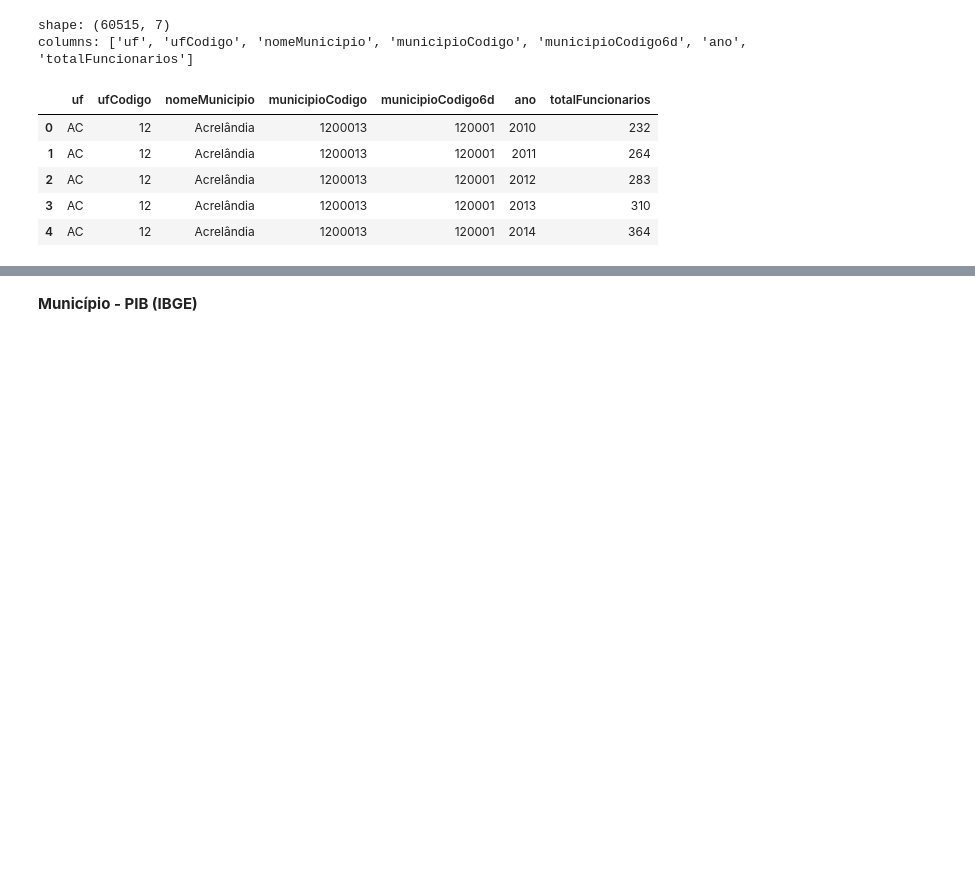
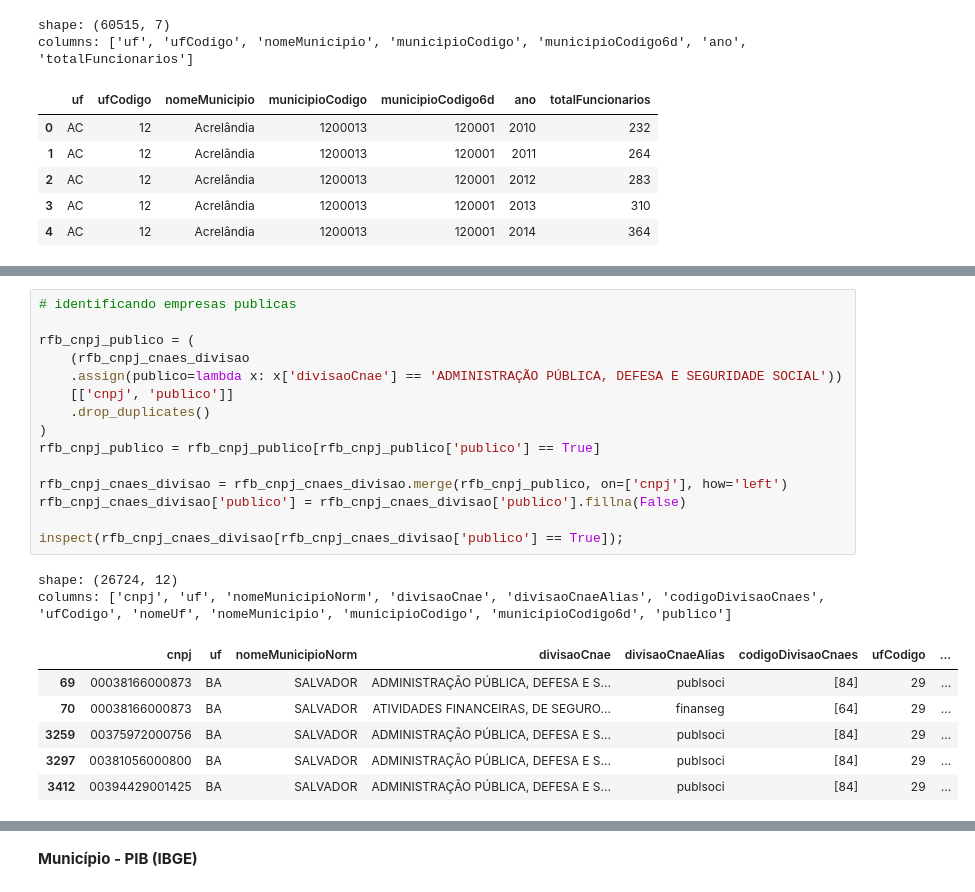
Before and after one commit to dunfrey/BCG-GAMMA-Challenge-2021, a Jupyter notebook: notebooks/1.1_data_ingesting.ipynb, the cells around one changed output, grey strips where cells are left out. Drawn from its saved outputs; the diff is of its cells as text; blank space fills up the shorter version.

```diff
--- a/notebooks/1.1_data_ingesting.ipynb
+++ b/notebooks/1.1_data_ingesting.ipynb
@@ -120,0 +299,24 @@ columns: ['codigoCnae', 'descricaoCnae']
+# %%
+# identificando empresas publicas
+
+rfb_cnpj_publico = (
+    (rfb_cnpj_cnaes_divisao
+    .assign(publico=lambda x: x['divisaoCnae'] == 'ADMINISTRAÇÃO PÚBLICA, DEFESA E SEGURIDADE SOCIAL'))
+    [['cnpj', 'publico']]
+    .drop_duplicates()
+)
+rfb_cnpj_publico = rfb_cnpj_publico[rfb_cnpj_publico['publico'] == True]
+
+rfb_cnpj_cnaes_divisao = rfb_cnpj_cnaes_divisao.merge(rfb_cnpj_publico, on=['cnpj'], how='left')
+rfb_cnpj_cnaes_divisao['publico'] = rfb_cnpj_cnaes_divisao['publico'].fillna(False)
+
+inspect(rfb_cnpj_cnaes_divisao[rfb_cnpj_cnaes_divisao['publico'] == True]);
+# %% [output]
+shape: (26724, 12)
+columns: ['cnpj', 'uf', 'nomeMunicipioNorm', 'divisaoCnae', 'divisaoCnaeAlias', 'codigoDivisaoCnaes', 'ufCodigo', 'nomeUf', 'nomeMunicipio', 'municipioCodigo', 'municipioCodigo6d', 'publico']
+|  | cnpj | uf | nomeMunicipioNorm | divisaoCnae | divisaoCnaeAlias | codigoDivisaoCnaes | ufCodigo | ... |
+| 69 | 00038166000873 | BA | SALVADOR | ADMINISTRAÇÃO PÚBLICA, DEFESA E S... | publsoci | [84] | 29 | ... |
+| 70 | 00038166000873 | BA | SALVADOR | ATIVIDADES FINANCEIRAS, DE SEGURO... | finanseg | [64] | 29 | ... |
+| 3259 | 00375972000756 | BA | SALVADOR | ADMINISTRAÇÃO PÚBLICA, DEFESA E S... | publsoci | [84] | 29 | ... |
+| 3297 | 00381056000800 | BA | SALVADOR | ADMINISTRAÇÃO PÚBLICA, DEFESA E S... | publsoci | [84] | 29 | ... |
+| 3412 | 00394429001425 | BA | SALVADOR | ADMINISTRAÇÃO PÚBLICA, DEFESA E S... | publsoci | [84] | 29 | ... |
```
Also changed, not shown: parts of 17 cells of this notebook, 4 other files.
